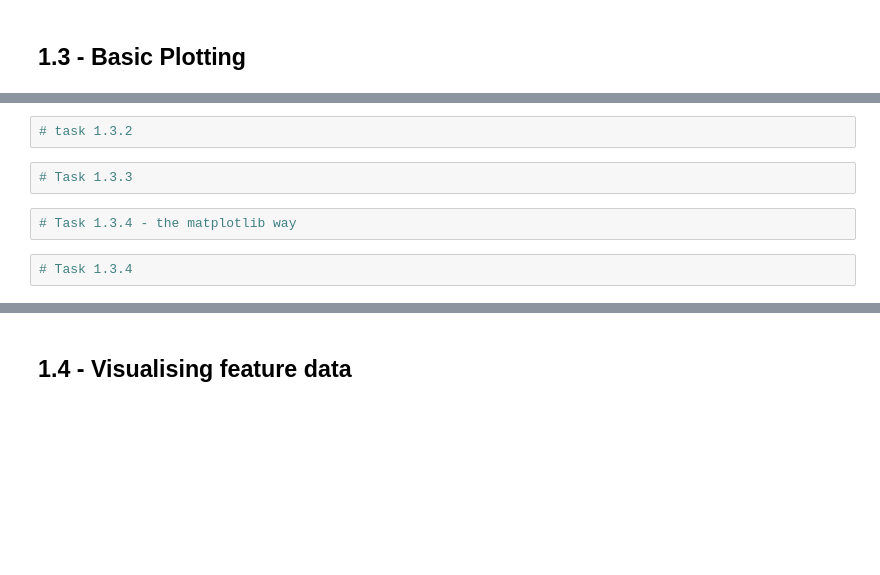
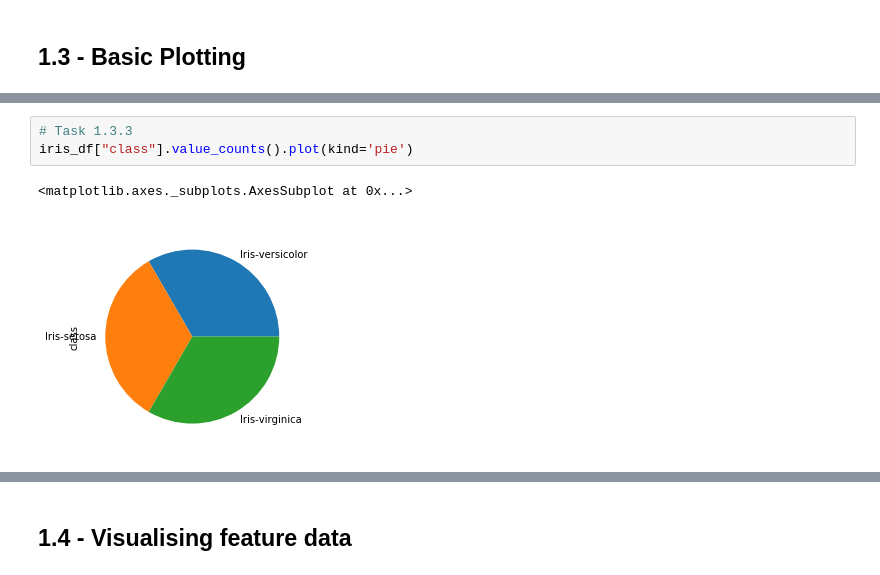
Before and after one commit to bu-ml-2021-22/ml-lab-03-Grandevity, a Jupyter notebook: ml-lab-03.ipynb, the cells around one changed output, grey strips where cells are left out. Cells and saved outputs as stored; diff of their text form; blank space fills up the shorter version.

```diff
--- a/ml-lab-03.ipynb
+++ b/ml-lab-03.ipynb
@@ -57,8 +79,6 @@ Name: class, dtype: int64
-# %%
-# task 1.3.2
 # %%
 # Task 1.3.3
+iris_df["class"].value_counts().plot(kind='pie')
+# %% [output]
+<matplotlib.axes._subplots.AxesSubplot at 0x...>
+[figure, added]
-# %%
-# Task 1.3.4 - the matplotlib way
-# %%
-# Task 1.3.4
```
Also changed, not shown: parts of 41 cells of this notebook, 3 other files.
